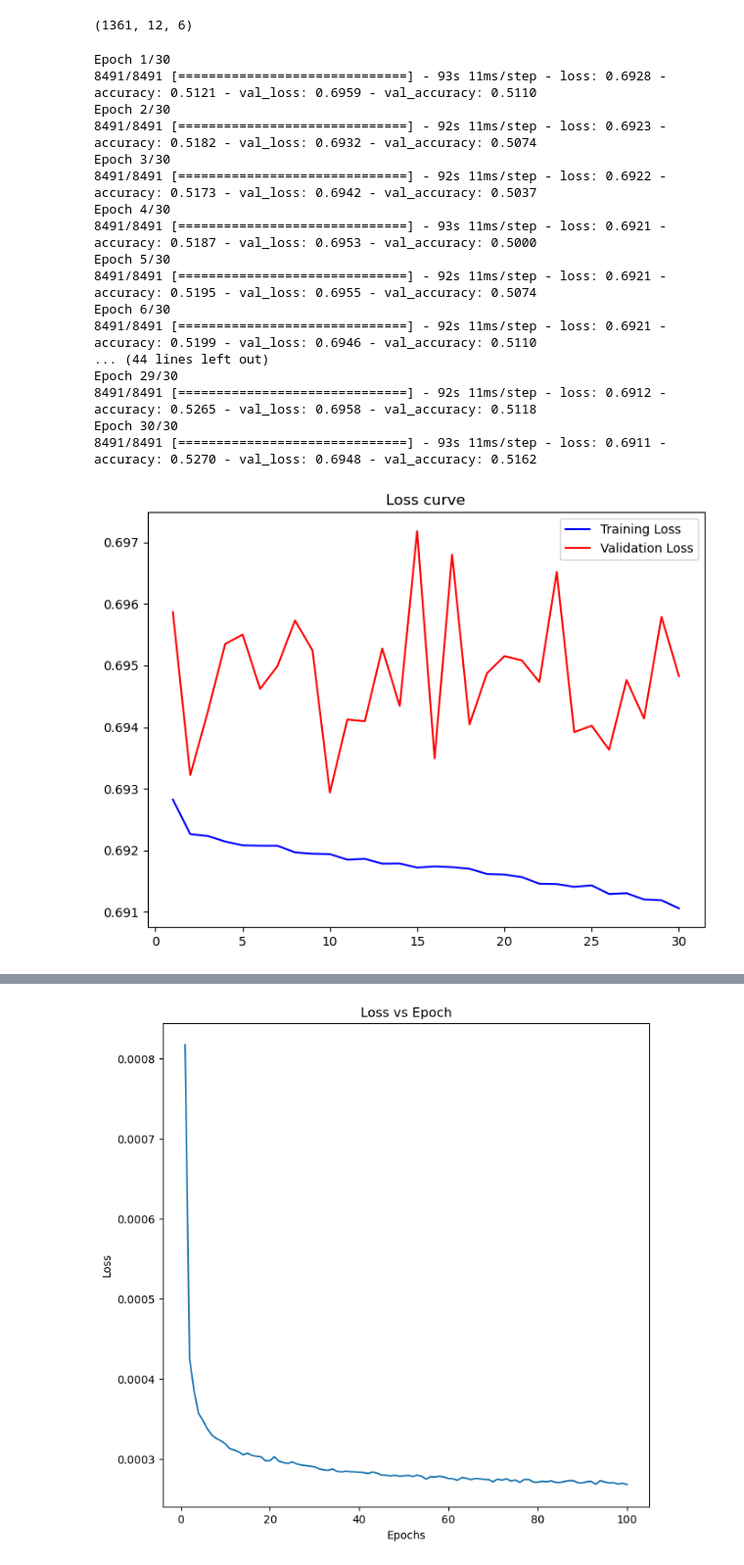
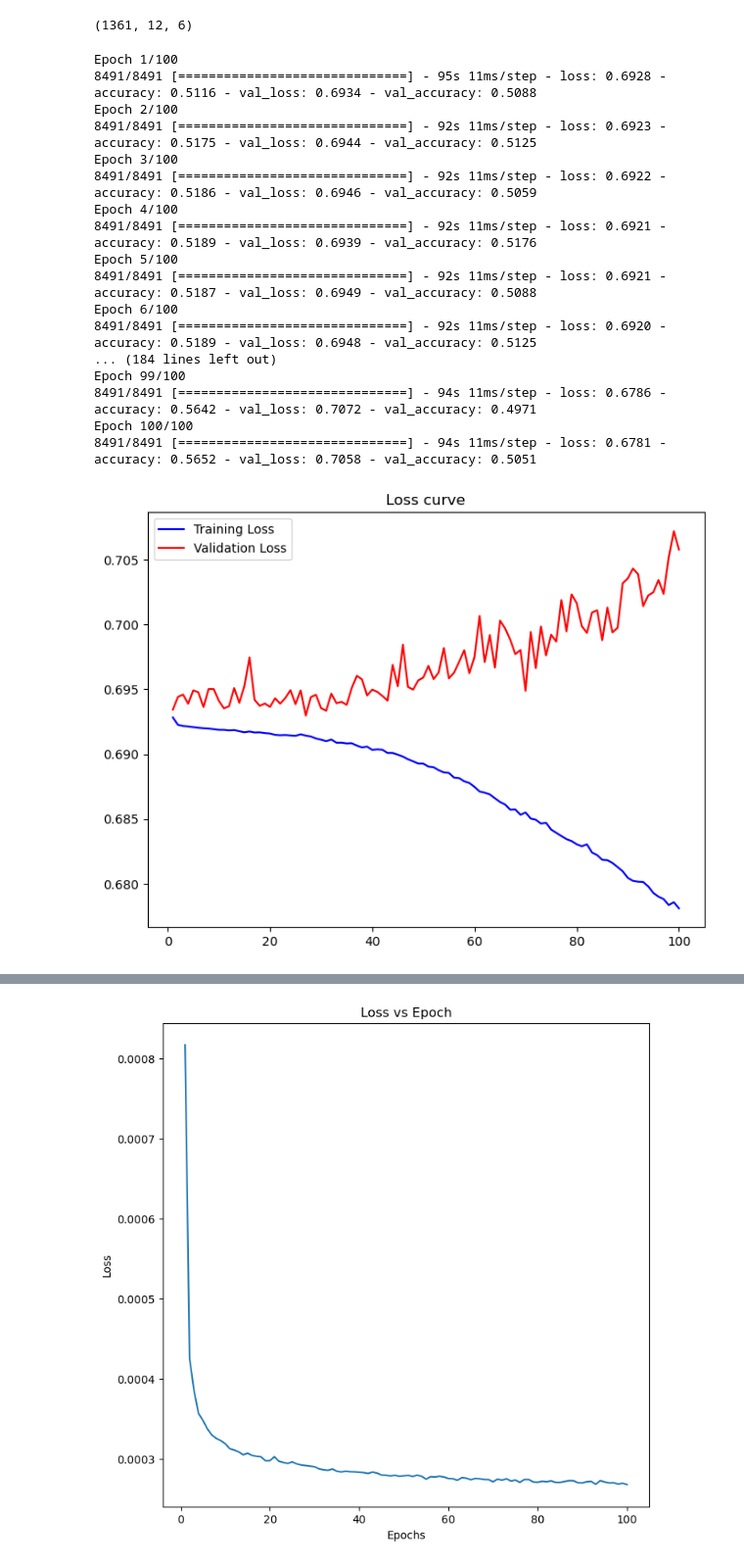
Before and after one commit to Farzad-ES/Crypto-Price-Forecasting, a Jupyter notebook: Time Series Forecaster.ipynb, the cells around one changed output, grey strips where cells are left out. Shown at 98% size. Drawn from its saved outputs; the diff is of its cells as text; code cells hidden in the pictures.

```diff
--- a/Time Series Forecaster.ipynb
+++ b/Time Series Forecaster.ipynb
@@ -285,34 +285,34 @@ X_test.shape
 # %% [output]
 (1361, 12, 6)
 # %%
-training_history=lstm_model.fit(X_train, y_train, epochs=30, batch_size=32, validation_data=(X_validation, y_validation))
+training_history=lstm_model.fit(X_train, y_train, epochs=100, batch_size=32, validation_data=(X_validation, y_validation))
 # %% [output]
-Epoch 1/30
-8491/8491 [==============================] - 93s 11ms/step - loss: 0.6928 - accuracy: 0.5121 - val_loss: 0.6959 - val_accuracy: 0.5110
-Epoch 2/30
-8491/8491 [==============================] - 92s 11ms/step - loss: 0.6923 - accuracy: 0.5182 - val_loss: 0.6932 - val_accuracy: 0.5074
-Epoch 3/30
-8491/8491 [==============================] - 92s 11ms/step - loss: 0.6922 - accuracy: 0.5173 - val_loss: 0.6942 - val_accuracy: 0.5037
-Epoch 4/30
-8491/8491 [==============================] - 93s 11ms/step - loss: 0.6921 - accuracy: 0.5187 - val_loss: 0.6953 - val_accuracy: 0.5000
-Epoch 5/30
-8491/8491 [==============================] - 92s 11ms/step - loss: 0.6921 - accuracy: 0.5195 - val_loss: 0.6955 - val_accuracy: 0.5074
-Epoch 6/30
-8491/8491 [==============================] - 92s 11ms/step - loss: 0.6921 - accuracy: 0.5199 - val_loss: 0.6946 - val_accuracy: 0.5110
-... (44 lines left out)
-Epoch 29/30
-8491/8491 [==============================] - 92s 11ms/step - loss: 0.6912 - accuracy: 0.5265 - val_loss: 0.6958 - val_accuracy: 0.5118
-Epoch 30/30
-8491/8491 [==============================] - 93s 11ms/step - loss: 0.6911 - accuracy: 0.5270 - val_loss: 0.6948 - val_accuracy: 0.5162
+Epoch 1/100
+8491/8491 [==============================] - 95s 11ms/step - loss: 0.6928 - accuracy: 0.5116 - val_loss: 0.6934 - val_accuracy: 0.5088
+Epoch 2/100
+8491/8491 [==============================] - 92s 11ms/step - loss: 0.6923 - accuracy: 0.5175 - val_loss: 0.6944 - val_accuracy: 0.5125
+Epoch 3/100
+8491/8491 [==============================] - 92s 11ms/step - loss: 0.6922 - accuracy: 0.5186 - val_loss: 0.6946 - val_accuracy: 0.5059
+Epoch 4/100
+8491/8491 [==============================] - 92s 11ms/step - loss: 0.6921 - accuracy: 0.5189 - val_loss: 0.6939 - val_accuracy: 0.5176
+Epoch 5/100
+8491/8491 [==============================] - 92s 11ms/step - loss: 0.6921 - accuracy: 0.5187 - val_loss: 0.6949 - val_accuracy: 0.5088
+Epoch 6/100
+8491/8491 [==============================] - 92s 11ms/step - loss: 0.6920 - accuracy: 0.5189 - val_loss: 0.6948 - val_accuracy: 0.5125
+... (184 lines left out)
+Epoch 99/100
+8491/8491 [==============================] - 94s 11ms/step - loss: 0.6786 - accuracy: 0.5642 - val_loss: 0.7072 - val_accuracy: 0.4971
+Epoch 100/100
+8491/8491 [==============================] - 94s 11ms/step - loss: 0.6781 - accuracy: 0.5652 - val_loss: 0.7058 - val_accuracy: 0.5051
 # %%
 plt.figure(figsize=(8,6))
 plt.title('Loss curve')
-plt.plot(range(1,31), training_history.history['loss'], color='blue', label='Training Loss')
-plt.plot(range(1,31), training_history.history['val_loss'], color='red', label='Validation Loss')
+plt.plot(range(1,101), training_history.history['loss'], color='blue', label='Training Loss')
+plt.plot(range(1,101), training_history.history['val_loss'], color='red', label='Validation Loss')
 plt.legend()
 plt.show()
 # %% [output]
-[figure, old version]
+[figure, new version]
 # %%
 plt.figure(figsize=(8,6))
 plt.title('Accuracy curve')
```
Also changed, not shown: parts of 4 cells of this notebook, 7 other files.
